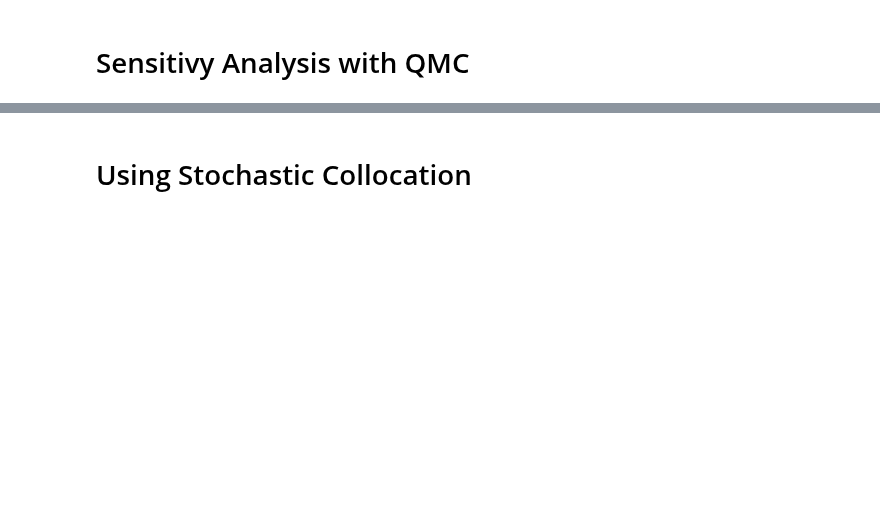
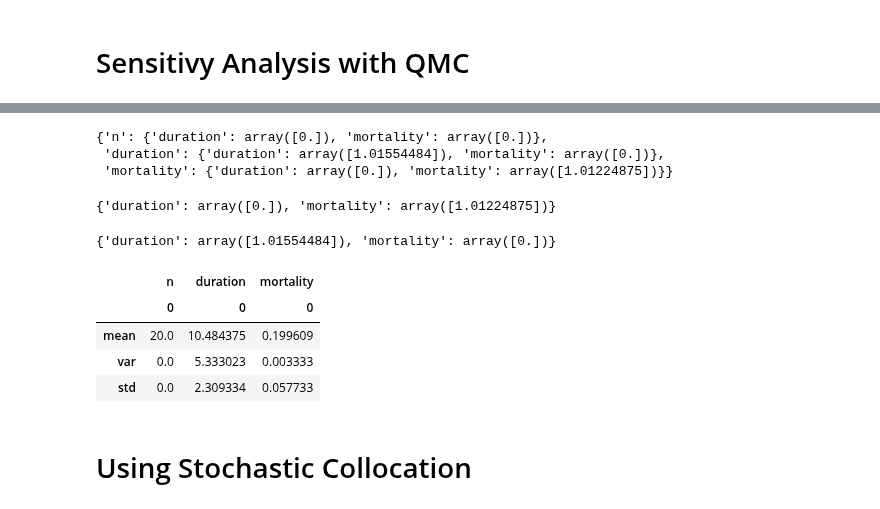
Before and after one commit to UCL-CCS/EasyVVUQ, a Jupyter notebook: tutorials/mega_tutorial.ipynb, the cells around one changed output, grey strips where cells are left out. Drawn from its saved outputs; the diff is of its cells as text; code cells hidden in the pictures; blank space fills up the shorter version.

Commit message:
all but the kubernetes part should run -- no guarantee that t5he results are correct, though

```diff
--- a/tutorials/mega_tutorial.ipynb
+++ b/tutorials/mega_tutorial.ipynb
@@ -164,7 +156,7 @@ encoder = uq.encoders.GenericEncoder(
 # %% [markdown]
 Since the quantity of interest (number of turns until the disease is erradicated) is a function of the simulation output (it is the iteration number of the last row) we need to extend the Decoder class to take this in to account. To this end we inherit from SimpleCSV decoder and redefine the `parse_sim_output` method to take the last value of the `iteration` column in the file produced by the simulation. This gives us the length in turns for which the simulation ran or in other words before the disease disappeared in our simulation.
 # %%
-class EpidemicDecoder(uq.decoders.SimpleCSV, decoder_name='epidemic_decoder'):
+class EpidemicDecoder(uq.decoders.SimpleCSV):   # , decoder_name='epidemic_decoder'
     def parse_sim_output(self, run_info={}):
         result = super().parse_sim_output(run_info)
         return {'iteration': result['iteration'][-1]}
@@ -197,0 +173,7 @@ log = []
+# %%
+execute = ExecuteLocal('{}/epidemic/epidemic.py epidemic_in.json output.csv'.format(os.getcwd()))
+
+actions = Actions(CreateRunDirectory('/tmp'), Encode(encoder), execute, Decode(decoder))
+
+campaign = uq.Campaign(name='epidemic_basic', params=params, actions=actions)
+print(campaign)
@@ -539,18 +411,12 @@ plt.show()
 # %% [markdown]
 # Sensitivy Analysis with QMC
 # %%
-campaign = uq.Campaign(name='sobol_method')
-campaign.add_app(
-    name="sobol_method",
-    params=params,
-    encoder=encoder,
-    decoder=decoder,
-    collater=collater)
+campaign = uq.Campaign(name='sobol_method', params=params, actions=actions)
 # %%
 vary = {
     "duration": cp.DiscreteUniform(7, 14),
     "mortality": cp.Uniform(0.1, 0.3),
 }
-qmc_sampler = uq.sampling.QMCSampler(vary, 100)
+qmc_sampler = uq.sampling.QMCSampler(vary, 128)
 # %%
 campaign.set_sampler(qmc_sampler)
@@ -573,2 +449,24 @@ results['sobols_first']['n']['n'][0], results['sobols_first']['mortality']['mort
+# %%
+results.sobols_first()
+# %% [output]
+{'n': {'duration': array([0.]), 'mortality': array([0.])},
+ 'duration': {'duration': array([1.01554484]), 'mortality': array([0.])},
+ 'mortality': {'duration': array([0.]), 'mortality': array([1.01224875])}}
+# %%
+results.sobols_first('mortality')
+# %% [output]
+{'duration': array([0.]), 'mortality': array([1.01224875])}
+# %%
+results.sobols_first('duration')
+# %% [output]
+{'duration': array([1.01554484]), 'mortality': array([0.])}
+# %%
+results.describe()
+# %% [output]
+|  | n | duration | mortality |
+|  | 0 | 0 | 0 |
+| mean | 20.0 | 10.484375 | 0.199609 |
+| var | 0.0 | 5.333023 | 0.003333 |
+| std | 0.0 | 2.309334 | 0.057733 |
 # %% [markdown]
 # Using Stochastic Collocation
```
Also changed, not shown: parts of 53 cells of this notebook, 1 other file.
